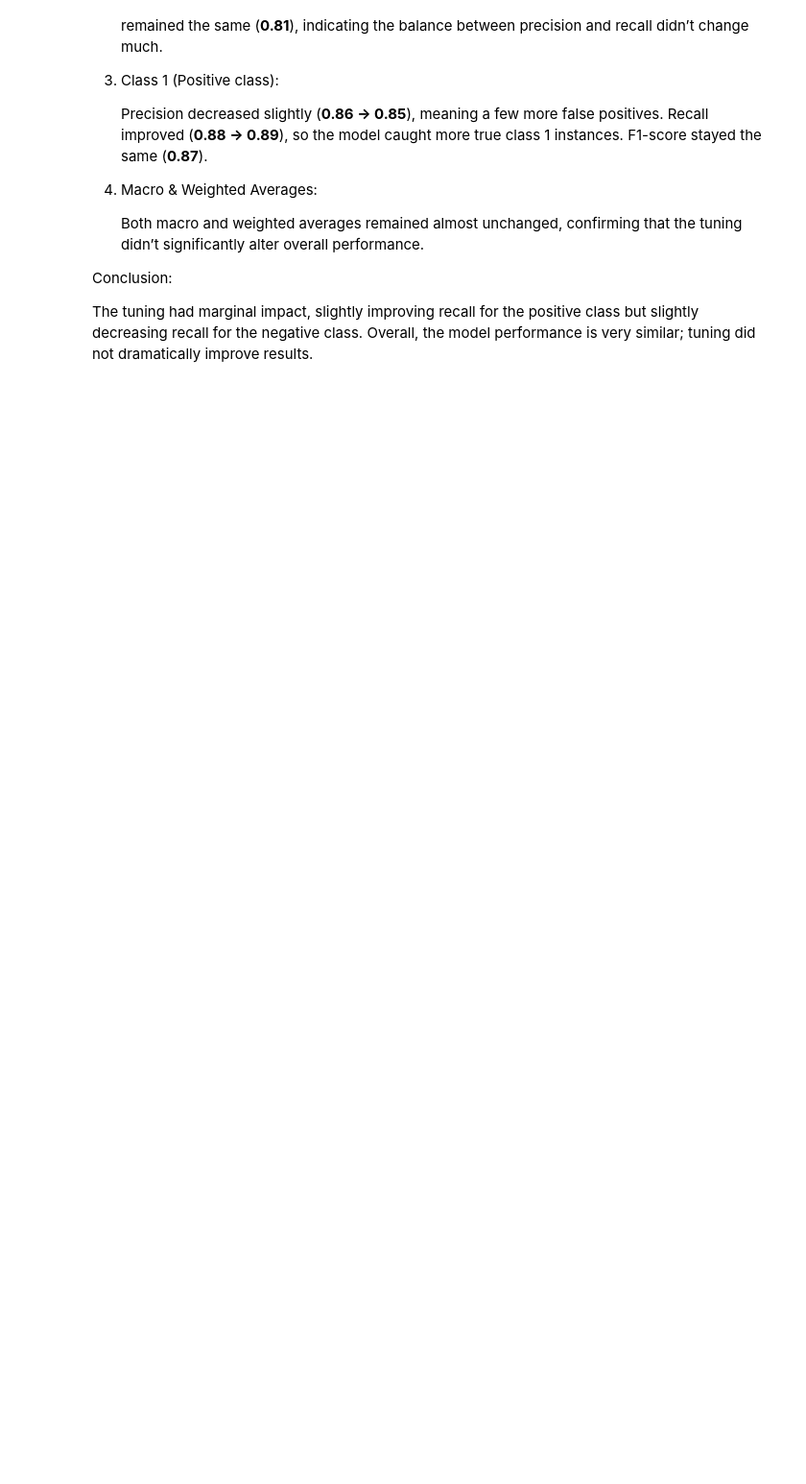
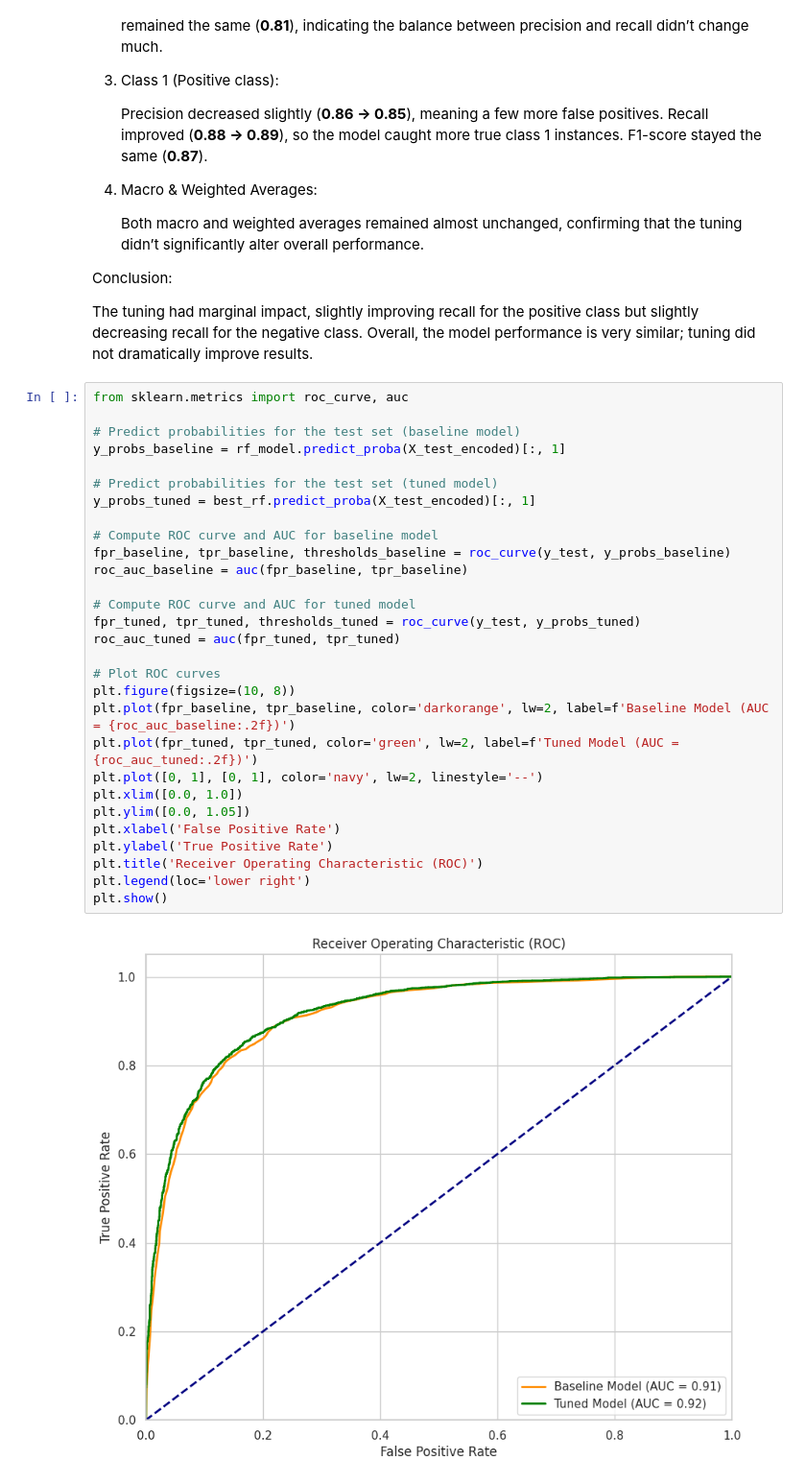
Before and after one commit to SeminiAmanda/student-depression-predictor, a Jupyter notebook: notebooks/FC110568_DiliniSew/RandomForest_ModelTraining.ipynb, the cells around one changed output. Shown at 96% size. Drawn from its saved outputs; the diff is of its cells as text; blank space fills up the shorter version.

```diff
--- a/notebooks/FC110568_DiliniSew/RandomForest_ModelTraining.ipynb
+++ b/notebooks/FC110568_DiliniSew/RandomForest_ModelTraining.ipynb
@@ -448,3 +455,34 @@ Conclusion:
 
 The tuning had marginal impact, slightly improving recall for the positive class but slightly decreasing recall for the negative class.
 Overall, the model performance is very similar; tuning did not dramatically improve results.
+# %%
+from sklearn.metrics import roc_curve, auc
+
+# Predict probabilities for the test set (baseline model)
+y_probs_baseline = rf_model.predict_proba(X_test_encoded)[:, 1]
+
+# Predict probabilities for the test set (tuned model)
+y_probs_tuned = best_rf.predict_proba(X_test_encoded)[:, 1]
+
+# Compute ROC curve and AUC for baseline model
+fpr_baseline, tpr_baseline, thresholds_baseline = roc_curve(y_test, y_probs_baseline)
+roc_auc_baseline = auc(fpr_baseline, tpr_baseline)
+
+# Compute ROC curve and AUC for tuned model
+fpr_tuned, tpr_tuned, thresholds_tuned = roc_curve(y_test, y_probs_tuned)
+roc_auc_tuned = auc(fpr_tuned, tpr_tuned)
+
+# Plot ROC curves
+plt.figure(figsize=(10, 8))
+plt.plot(fpr_baseline, tpr_baseline, color='darkorange', lw=2, label=f'Baseline Model (AUC = {roc_auc_baseline:.2f})')
+plt.plot(fpr_tuned, tpr_tuned, color='green', lw=2, label=f'Tuned Model (AUC = {roc_auc_tuned:.2f})')
+plt.plot([0, 1], [0, 1], color='navy', lw=2, linestyle='--')
+plt.xlim([0.0, 1.0])
+plt.ylim([0.0, 1.05])
+plt.xlabel('False Positive Rate')
+plt.ylabel('True Positive Rate')
+plt.title('Receiver Operating Characteristic (ROC)')
+plt.legend(loc='lower right')
+plt.show()
+# %% [output]
+[figure, added]
```
Also changed, not shown: parts of 3 cells of this notebook, 3 other files.
